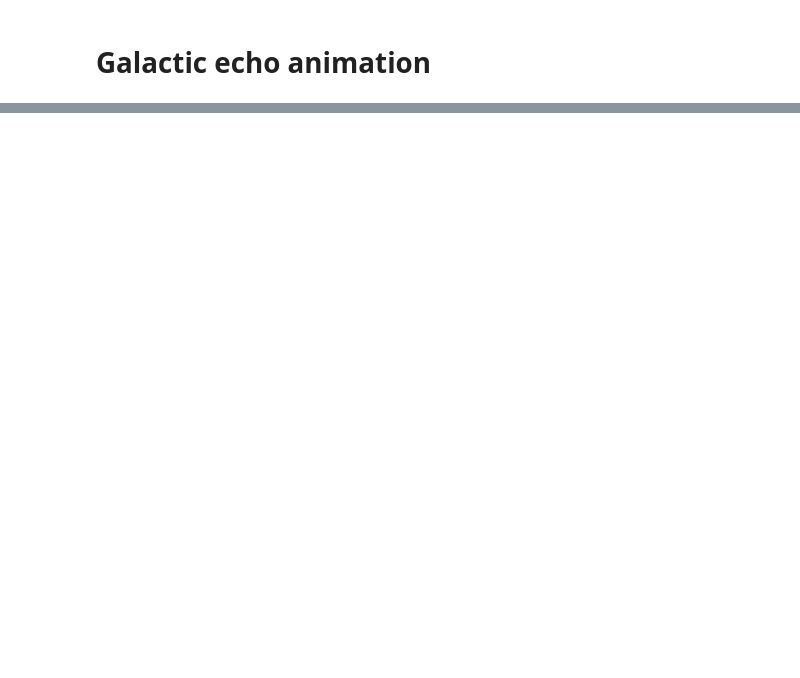
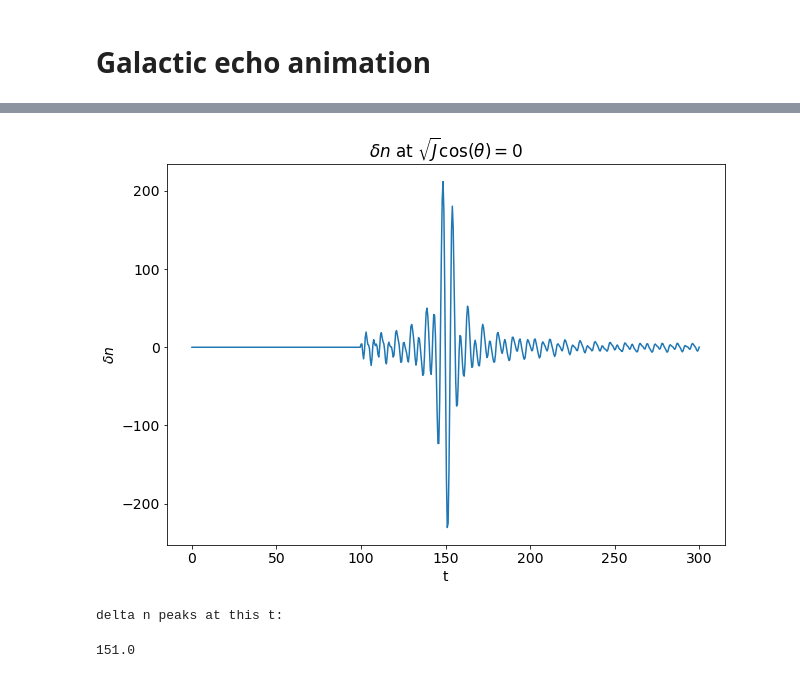
Before and after one commit to Jupiter1994/plasma-echo, a Jupyter notebook: Galactic Phase Mixing and Echo.ipynb, the cells around one changed output, grey strips where cells are left out. Cells and saved outputs as stored; diff of their text form; code cells hidden in the pictures; blank space fills up the shorter version.

```diff
--- a/Galactic Phase Mixing and Echo.ipynb
+++ b/Galactic Phase Mixing and Echo.ipynb
@@ -187,0 +370,33 @@ Elapsed t: 49.8 seconds
+# %%
+## define hammer params, phase space range
+
+# define the parameters of the two hammers (t_i, n_i, A_i)
+t1, t2 = 0, 100
+n1, n2 = 1, 3
+A1, A2 = 0.1, 0.2
+
+# define ts, thetas, and Js; and, corresponding Cartesian coords
+# time range
+tmin = 0
+tmax = 300
+tstep = 0.5
+ts = np.arange(tmin, tmax+tstep, tstep)
+
+# angle
+theta_min = 0
+theta_max = 2*np.pi
+num_thetas_sampled = 100
+theta_step = theta_max/num_thetas_sampled
+
+# in Scott's paper, the max. value of (v/sigma)*(z/z_0) ~ 20 in Fig. 3, and
+# from eq. 7, J is roughly prop to v*z.
+J_min = 0
+J_max = 20
+J_step = 0.02
+
+thetas = np.arange(theta_min, theta_max, theta_step)
+Js = np.arange(J_min, J_max, J_step)
+# thetas, Js are generated from a meshgrid
+thetas, Js = np.meshgrid(thetas, Js) # both thetas and Js has shape (# of Js, # of thetas)
+
+x_vals, y_vals = pol2cart_meshgrid(thetas, Js)
@@ -187,0 +498,23 @@ Elapsed t: 49.8 seconds
+# %%
+# density at x_val=0
+plt.plot(ts, delta_n_array[2:])
+plt.title(r'$\delta n$ at $\sqrt{J} \cos(\theta) = 0$')
+
+plt.xlabel('t')
+plt.ylabel(r'$\delta n$')
+
+plt.savefig('two_hammers_deltan_polar_temp.png')
+plt.show()
+
+np.save("delta_n_array", delta_n_array)
+# %% [output]
+[figure, added]
+# %%
+# t after t2 where delta_n peaks
+# (the +2 offset is needed because delta_n_array has 2 extra terms at the start, idk why)
+second_hammer_t = (int) (t2 / tstep)
+print("delta n peaks at this t:")
+ts[np.argmax(np.abs(delta_n_array[(second_hammer_t+2):]))]+t2
+# %% [output]
+delta n peaks at this t:
+151.0
```
Also changed, not shown: parts of 11 cells of this notebook, 1 other file.
